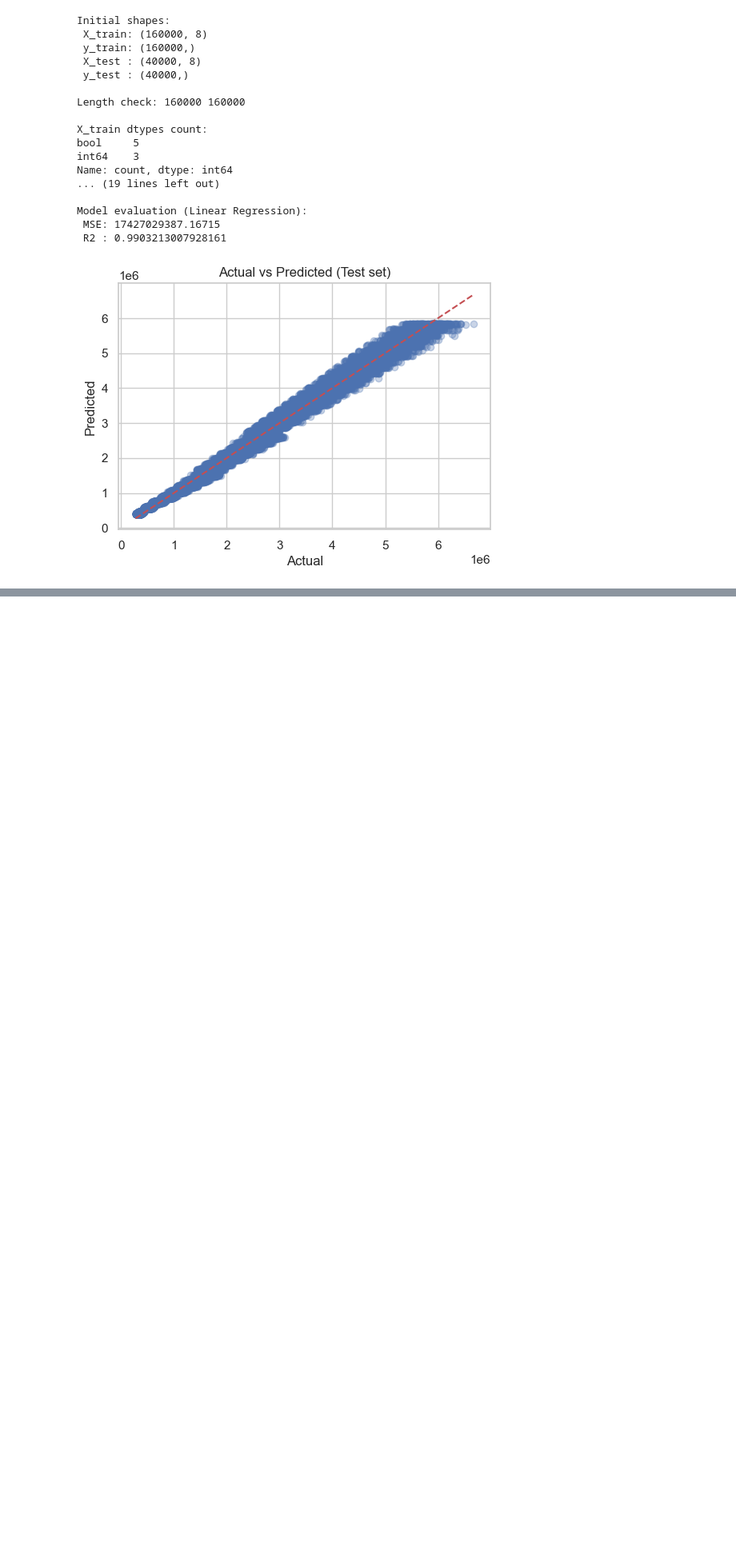
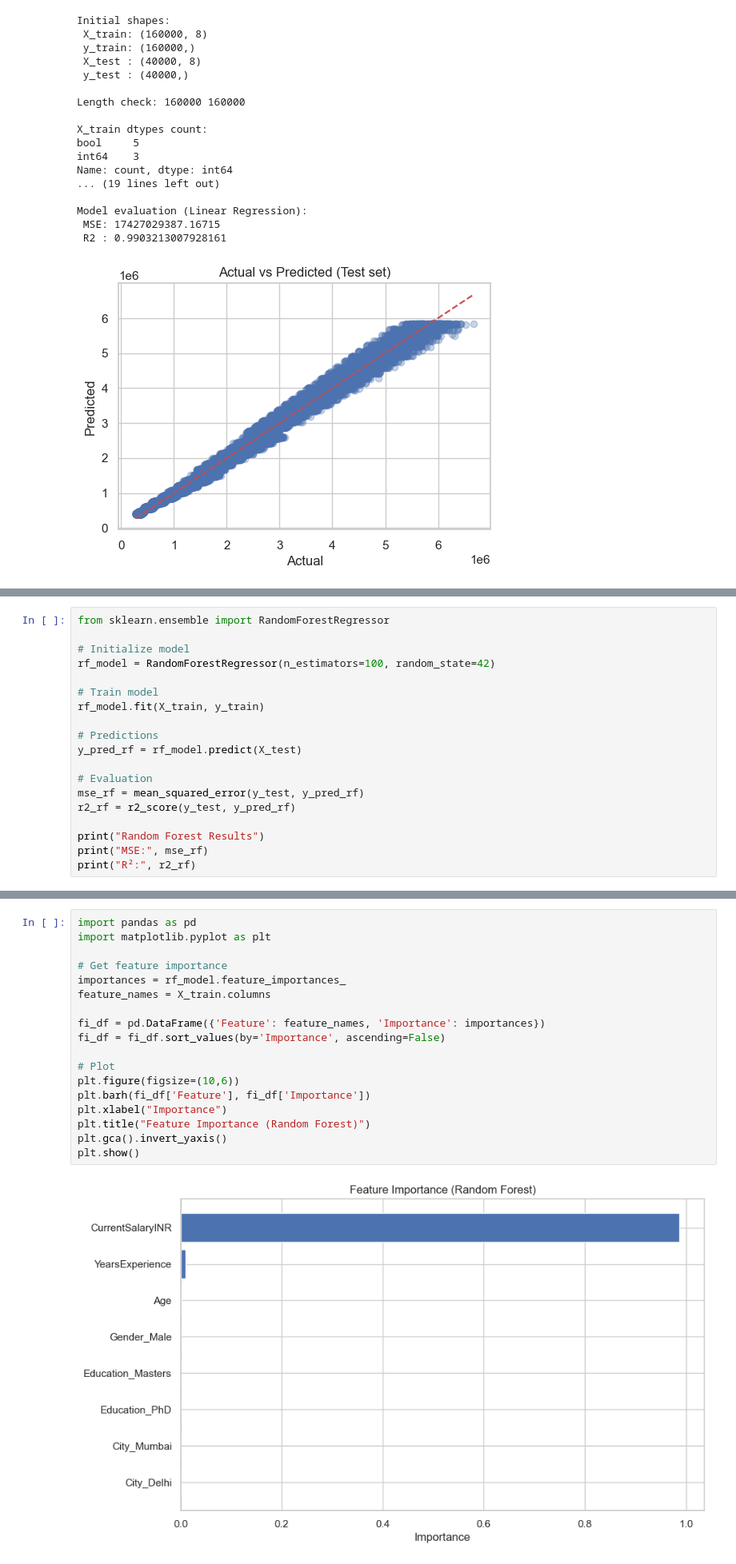
Before and after one commit to lazy-hubb/HR-Salary-Prediction, a Jupyter notebook: notebooks/clean_dataset.ipynb, the cells around one changed output, grey strips where cells are left out. Shown at 80% size. Saved outputs shown, nothing was run; the diff lists cells and outputs as text; blank space fills up the shorter version.

Commit message:
Finished Day6- Model comparision

```diff
--- a/notebooks/clean_dataset.ipynb
+++ b/notebooks/clean_dataset.ipynb
@@ -323,0 +348,19 @@ Model evaluation (Linear Regression):
+# %%
+from sklearn.ensemble import RandomForestRegressor
+
+# Initialize model
+rf_model = RandomForestRegressor(n_estimators=100, random_state=42)
+
+# Train model
+rf_model.fit(X_train, y_train)
+
+# Predictions
+y_pred_rf = rf_model.predict(X_test)
+
+# Evaluation
+mse_rf = mean_squared_error(y_test, y_pred_rf)
+r2_rf = r2_score(y_test, y_pred_rf)
+
+print("Random Forest Results")
+print("MSE:", mse_rf)
+print("R²:", r2_rf)
@@ -323,0 +381,20 @@ Model evaluation (Linear Regression):
+# %%
+import pandas as pd
+import matplotlib.pyplot as plt
+
+# Get feature importance
+importances = rf_model.feature_importances_
+feature_names = X_train.columns
+
+fi_df = pd.DataFrame({'Feature': feature_names, 'Importance': importances})
+fi_df = fi_df.sort_values(by='Importance', ascending=False)
+
+# Plot
+plt.figure(figsize=(10,6))
+plt.barh(fi_df['Feature'], fi_df['Importance'])
+plt.xlabel("Importance")
+plt.title("Feature Importance (Random Forest)")
+plt.gca().invert_yaxis()
+plt.show()
+# %% [output]
+[figure, added]
```
Also changed, not shown: parts of 4 cells of this notebook.
